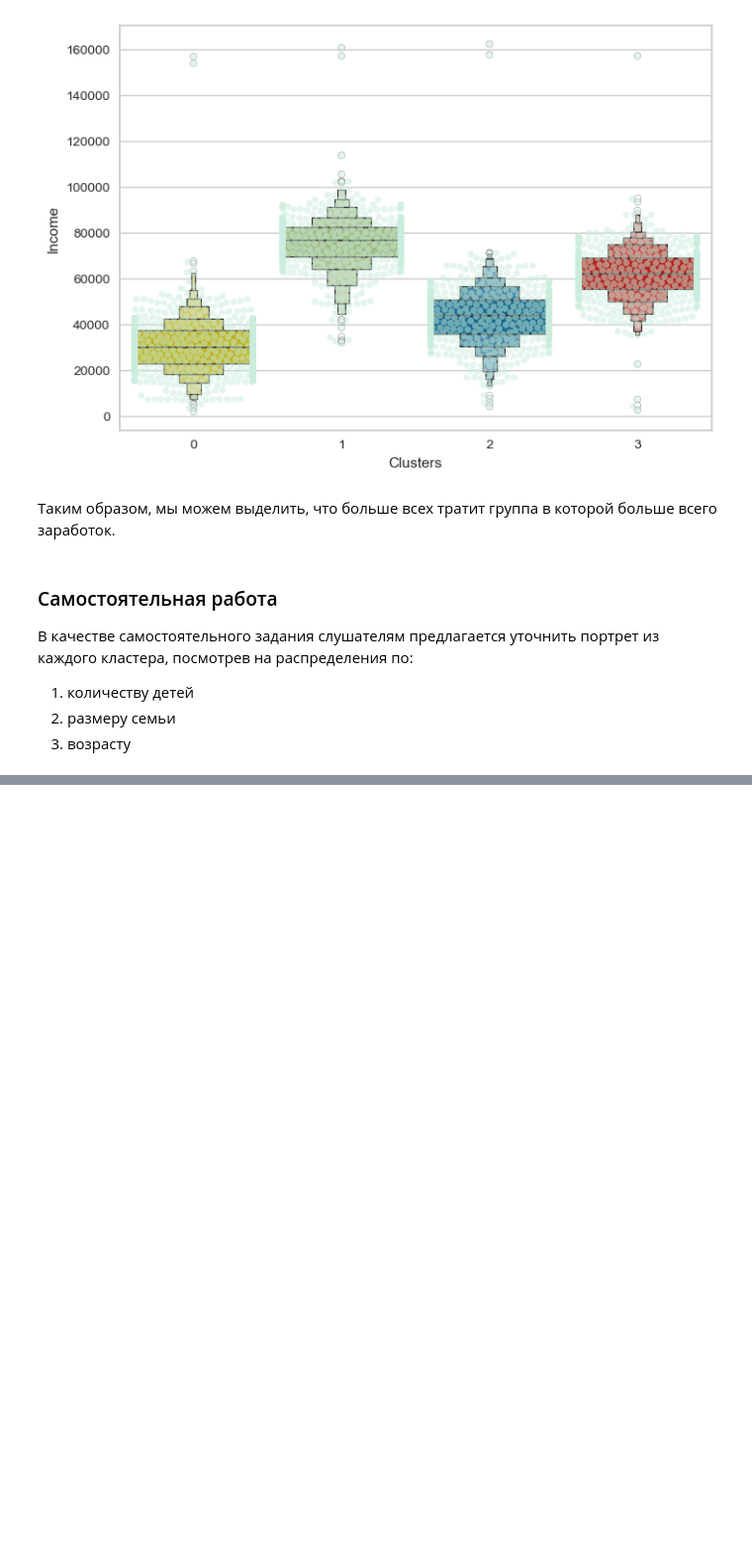
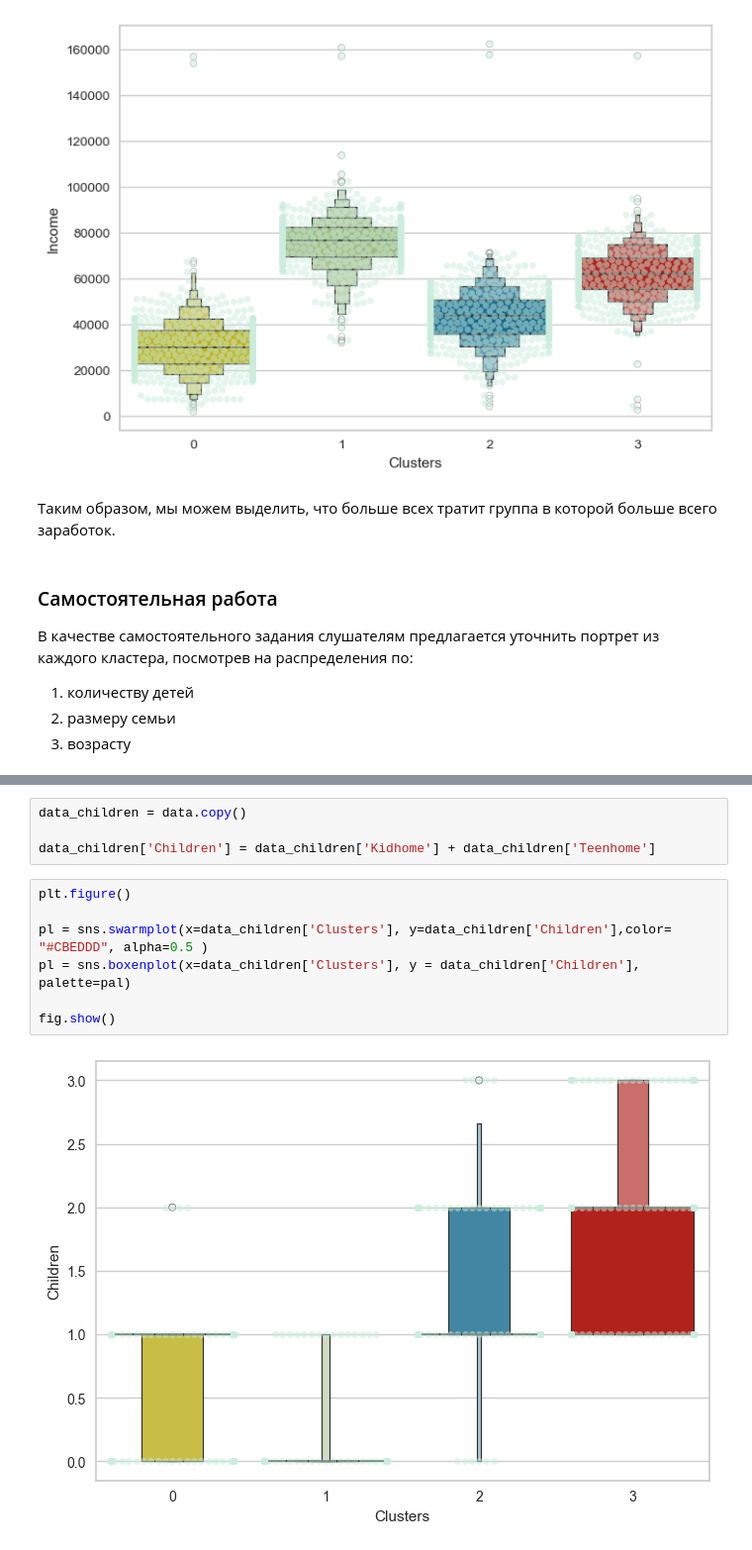
Before and after one commit to Nitys70/LESSONS_FILES, a Jupyter notebook: ML-8/ML-8._Metrics_learning.ipynb, the cells around one changed output, grey strips where cells are left out. Shown at 99% size. Drawn from its saved outputs; the diff is of its cells as text; blank space fills up the shorter version.

```diff
--- a/ML-8/ML-8._Metrics_learning.ipynb
+++ b/ML-8/ML-8._Metrics_learning.ipynb
@@ -374,0 +399,13 @@ plt.show()
+# %%
+data_children = data.copy()
+
+data_children['Children'] = data_children['Kidhome'] + data_children['Teenhome']
+# %%
+plt.figure()
+
+pl = sns.swarmplot(x=data_children['Clusters'], y=data_children['Children'],color= "#CBEDDD", alpha=0.5 )
+pl = sns.boxenplot(x=data_children['Clusters'], y = data_children['Children'], palette=pal)
+
+fig.show()
+# %% [output]
+[figure, added]
```
Also changed, not shown: parts of 12 cells of this notebook, 9 other files.
